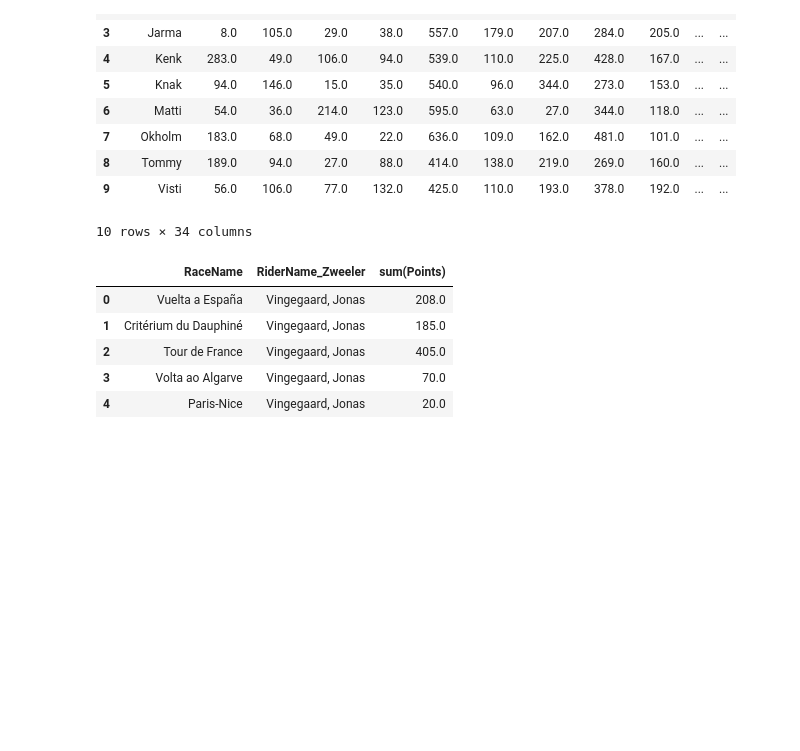
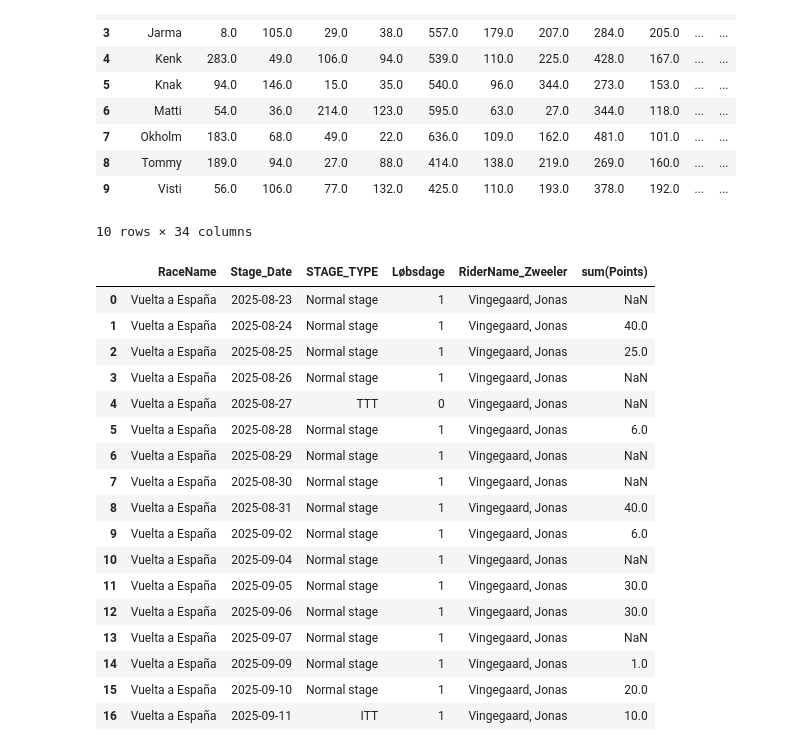
Before and after one commit to cccchhhhrrrr/cccchhhhrrrr.github.io, a Jupyter notebook: docs/python/duckdb_to_site.ipynb, the cells around one changed output. Cells and saved outputs as stored; diff of their text form; code cells hidden in the pictures; blank space fills up the shorter version.

```diff
--- a/docs/python/duckdb_to_site.ipynb
+++ b/docs/python/duckdb_to_site.ipynb
@@ -431,16 +432,32 @@ with open("../DagensRapport.md", "w") as file:
 # %%
 %%sql
 SELECT
      RaceName
+    ,Stage_Date
+    ,Stage_Type
+    ,Løbsdage
     ,RiderName_Zweeler
     ,SUM(Points)
 FROM RaceResultsPoints
-WHERE RiderName_Zweeler = 'Vingegaard, Jonas'
-GROUP BY RiderName_Zweeler, RaceName;
+WHERE RiderName_Zweeler = 'Vingegaard, Jonas' AND RaceName = 'Vuelta a España'
+GROUP BY RiderName_Zweeler, RaceName, Stage_Date, Stage_Type, Løbsdage
+ORDER BY Stage_Date;
 # %% [output]
-|  | RaceName | RiderName_Zweeler | sum(Points) |
-| 0 | Vuelta a España | Vingegaard, Jonas | 208.0 |
-| 1 | Critérium du Dauphiné | Vingegaard, Jonas | 185.0 |
-| 2 | Tour de France | Vingegaard, Jonas | 405.0 |
-| 3 | Volta ao Algarve | Vingegaard, Jonas | 70.0 |
-| 4 | Paris-Nice | Vingegaard, Jonas | 20.0 |
+|  | RaceName | Stage_Date | STAGE_TYPE | Løbsdage | RiderName_Zweeler | sum(Points) |
+| 0 | Vuelta a España | 2025-08-23 | Normal stage | 1 | Vingegaard, Jonas | NaN |
+| 1 | Vuelta a España | 2025-08-24 | Normal stage | 1 | Vingegaard, Jonas | 40.0 |
+| 2 | Vuelta a España | 2025-08-25 | Normal stage | 1 | Vingegaard, Jonas | 25.0 |
+| 3 | Vuelta a España | 2025-08-26 | Normal stage | 1 | Vingegaard, Jonas | NaN |
+| 4 | Vuelta a España | 2025-08-27 | TTT | 0 | Vingegaard, Jonas | NaN |
+| 5 | Vuelta a España | 2025-08-28 | Normal stage | 1 | Vingegaard, Jonas | 6.0 |
+| 6 | Vuelta a España | 2025-08-29 | Normal stage | 1 | Vingegaard, Jonas | NaN |
+| 7 | Vuelta a España | 2025-08-30 | Normal stage | 1 | Vingegaard, Jonas | NaN |
+| 8 | Vuelta a España | 2025-08-31 | Normal stage | 1 | Vingegaard, Jonas | 40.0 |
+| 9 | Vuelta a España | 2025-09-02 | Normal stage | 1 | Vingegaard, Jonas | 6.0 |
+| 10 | Vuelta a España | 2025-09-04 | Normal stage | 1 | Vingegaard, Jonas | NaN |
+| 11 | Vuelta a España | 2025-09-05 | Normal stage | 1 | Vingegaard, Jonas | 30.0 |
+| 12 | Vuelta a España | 2025-09-06 | Normal stage | 1 | Vingegaard, Jonas | 30.0 |
+| 13 | Vuelta a España | 2025-09-07 | Normal stage | 1 | Vingegaard, Jonas | NaN |
+| 14 | Vuelta a España | 2025-09-09 | Normal stage | 1 | Vingegaard, Jonas | 1.0 |
+| 15 | Vuelta a España | 2025-09-10 | Normal stage | 1 | Vingegaard, Jonas | 20.0 |
+| 16 | Vuelta a España | 2025-09-11 | ITT | 1 | Vingegaard, Jonas | 10.0 |
```
Also changed, not shown: parts of 1 cell of this notebook, 26 other files.
